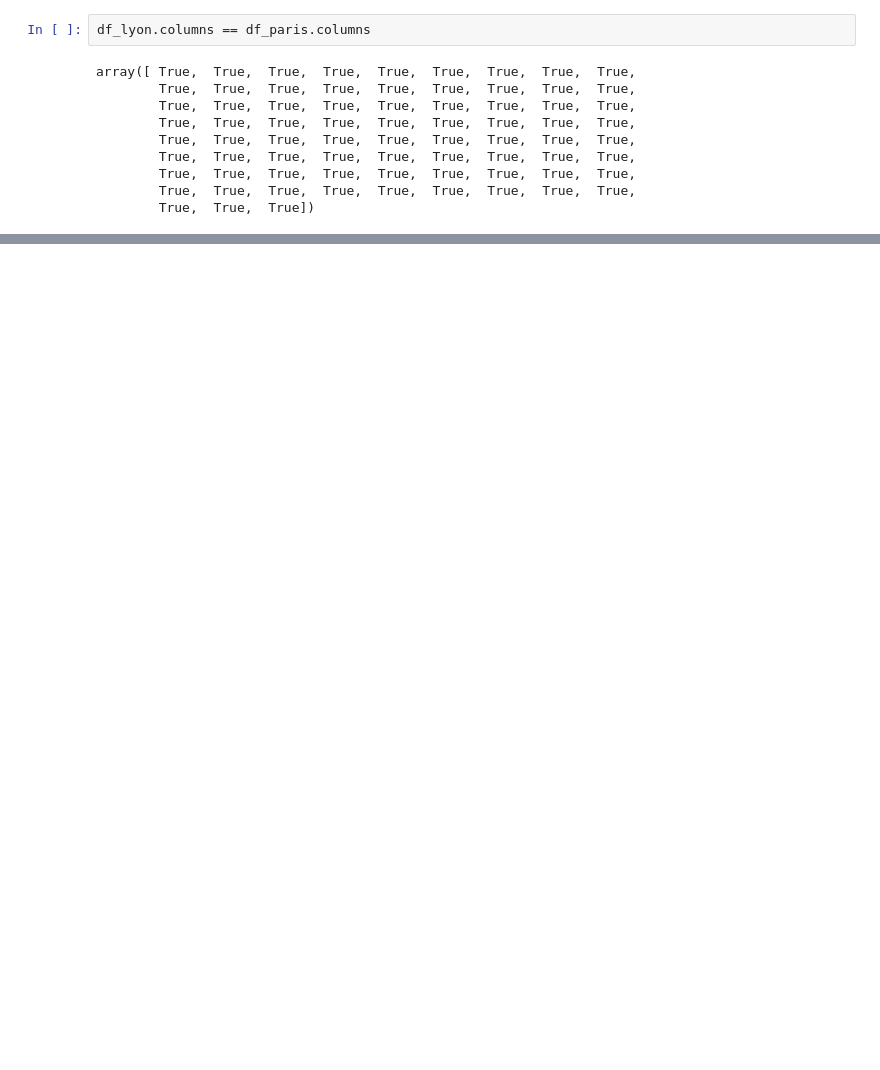
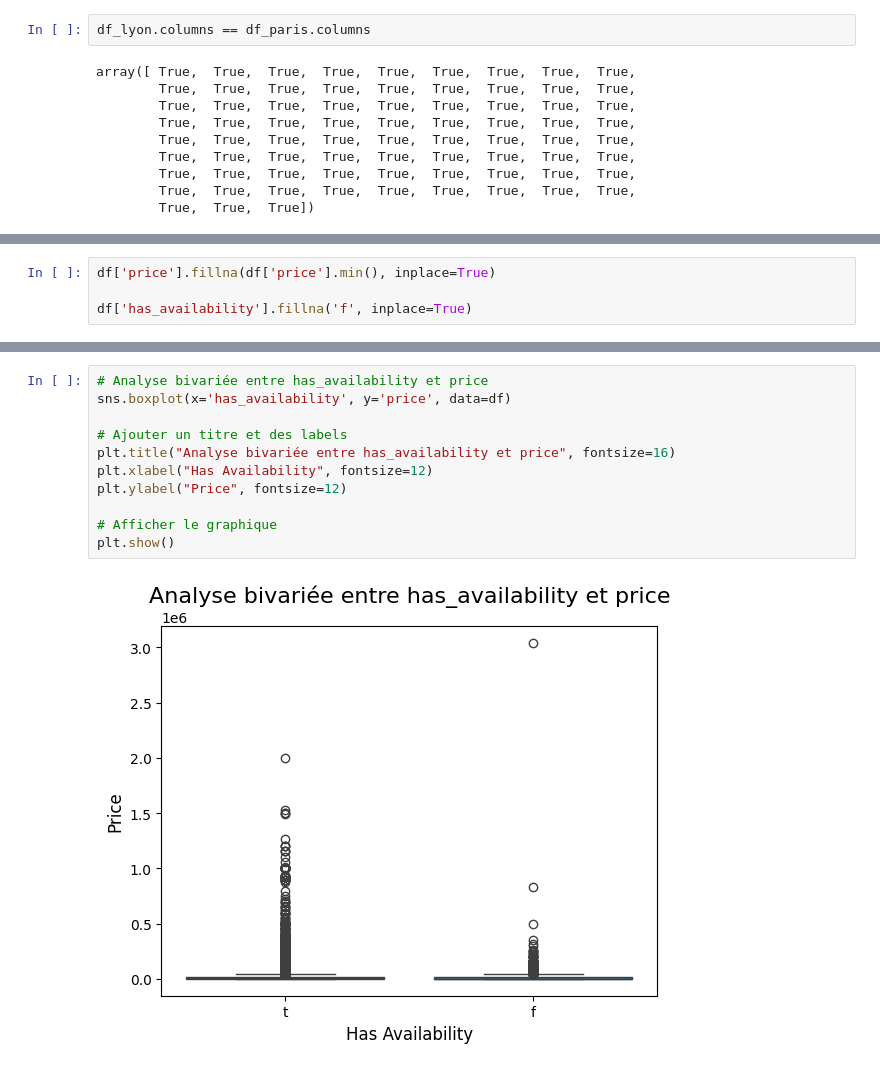
Before and after one commit to Yohannkp/AirBnb-ML-IPSSI, a Jupyter notebook: tp.ipynb, the cells around one changed output, grey strips where cells are left out. Saved outputs shown, nothing was run; the diff lists cells and outputs as text; blank space fills up the shorter version.

```diff
--- a/tp.ipynb
+++ b/tp.ipynb
@@ -241,0 +309,4 @@ dtype: float64
+# %%
+df['price'].fillna(df['price'].min(), inplace=True)
+
+df['has_availability'].fillna('f', inplace=True)
@@ -241,0 +475,13 @@ dtype: float64
+# %%
+# Analyse bivariée entre has_availability et price
+sns.boxplot(x='has_availability', y='price', data=df)
+
+# Ajouter un titre et des labels
+plt.title("Analyse bivariée entre has_availability et price", fontsize=16)
+plt.xlabel("Has Availability", fontsize=12)
+plt.ylabel("Price", fontsize=12)
+
+# Afficher le graphique
+plt.show()
+# %% [output]
+[figure, added]
```
Also changed, not shown: parts of 37 cells of this notebook.
